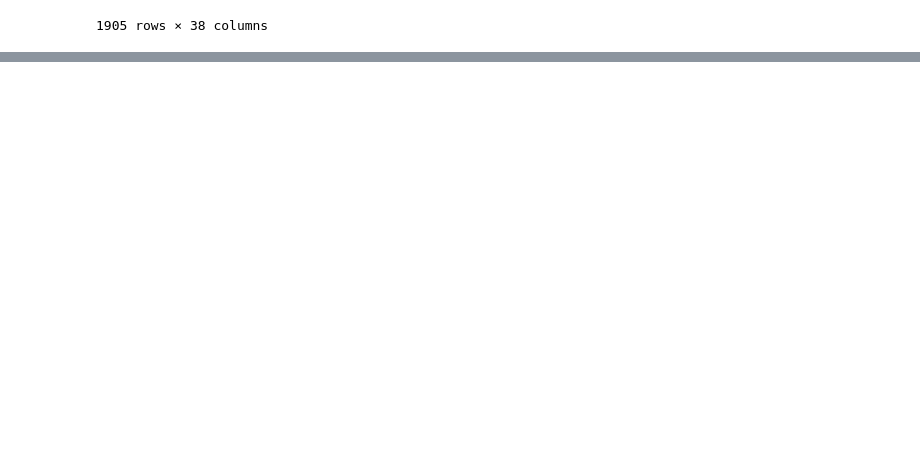
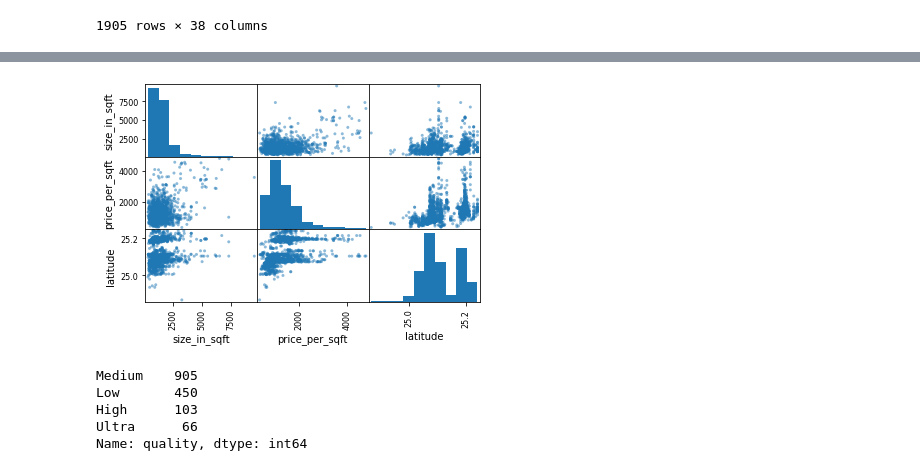
Before and after one commit to k9pranav/ML_learning_and_exp, a Jupyter notebook: Dubai_property.ipynb, the cells around one changed output, grey strips where cells are left out. Cells and saved outputs as stored; diff of their text form; code cells hidden in the pictures; blank space fills up the shorter version.

```diff
--- a/Dubai_property.ipynb
+++ b/Dubai_property.ipynb
@@ -28,0 +111,17 @@ df
+# %%
+from pandas.plotting import scatter_matrix
+
+attributes = ['private_pool', 'no_of_bathrooms', 'no_of_bedrooms', 'size_in_sqft']
+
+scatter_matrix(dubai[['size_in_sqft', 'price_per_sqft', 'latitude']])
+plt.show()
+# %% [output]
+[figure, added]
+# %%
+dubai['quality'].value_counts()
+# %% [output]
+Medium    905
+Low       450
+High      103
+Ultra      66
+Name: quality, dtype: int64
```
Also changed, not shown: parts of 10 cells of this notebook.
